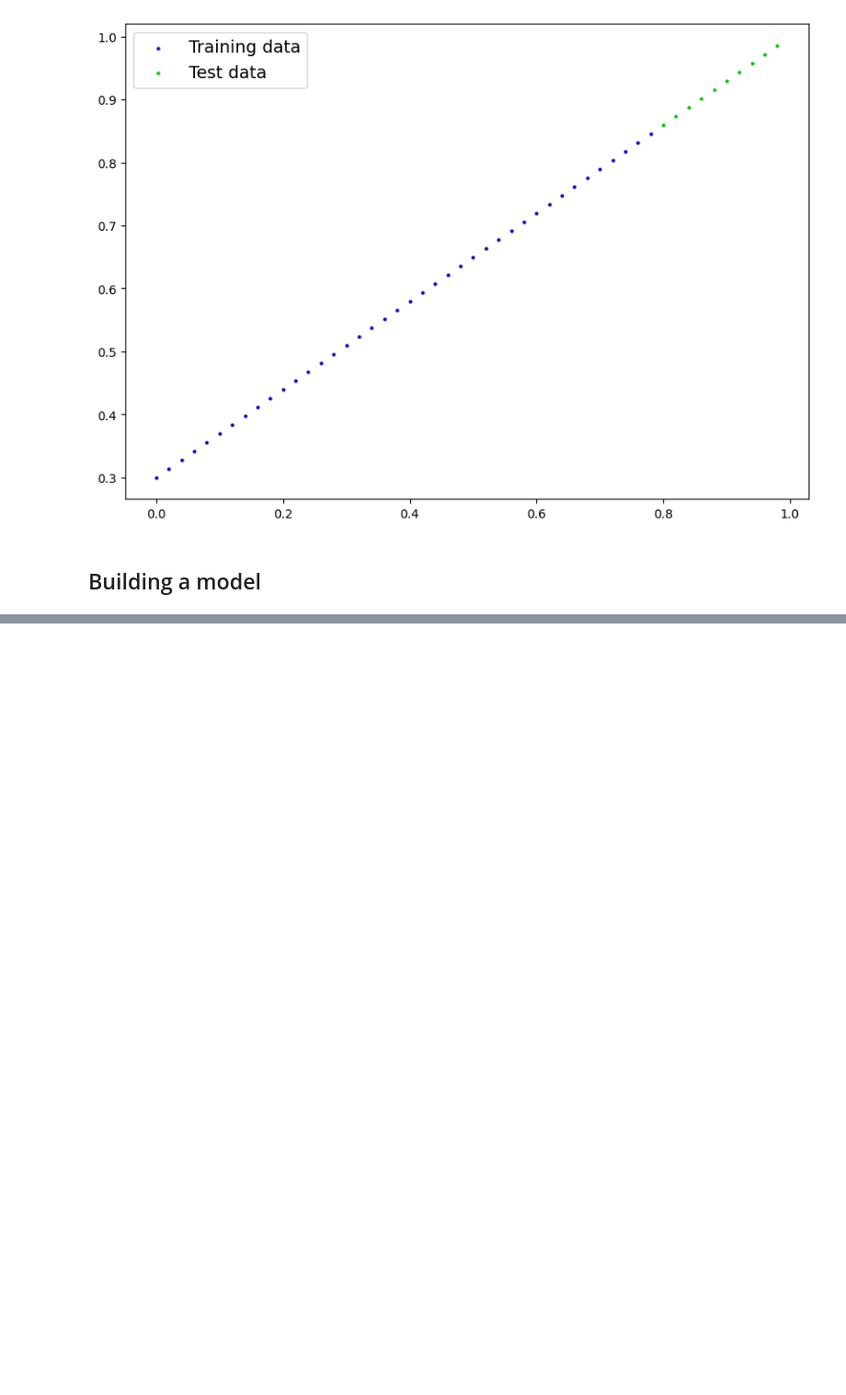
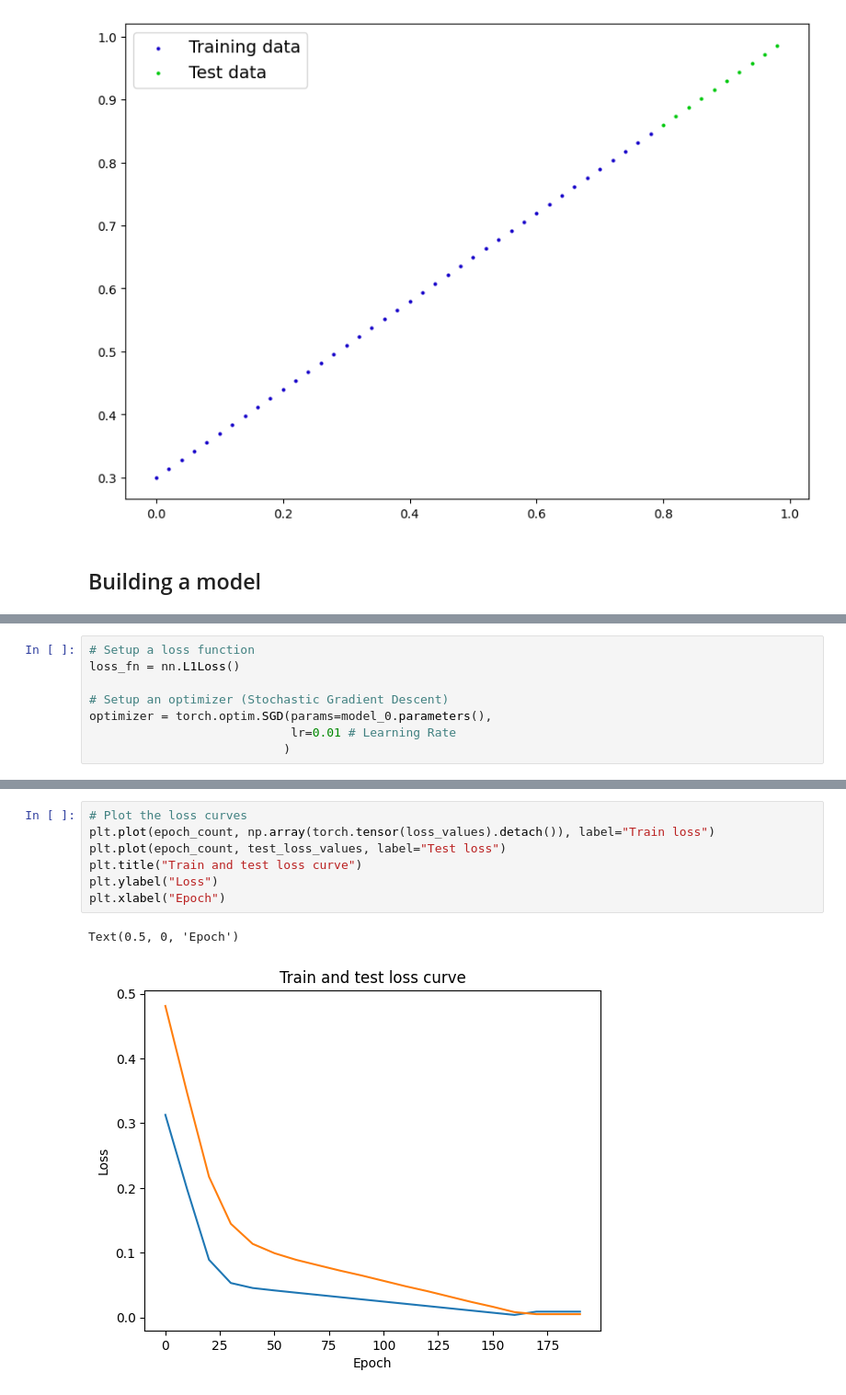
Before and after one commit to daidan3k/LearningAI, a Jupyter notebook: courses/Deep Learning PyTorch/01-pytorch-workflow.ipynb, the cells around one changed output, grey strips where cells are left out. Shown at 92% size. Saved outputs shown, nothing was run; the diff lists cells and outputs as text; blank space fills up the shorter version.

```diff
--- a/courses/Deep Learning PyTorch/01-pytorch-workflow.ipynb
+++ b/courses/Deep Learning PyTorch/01-pytorch-workflow.ipynb
@@ -137,0 +225,8 @@ class LinearRegressionModel(nn.Module): # <- almosth everything in PyTorch inher
+# %%
+# Setup a loss function
+loss_fn = nn.L1Loss()
+
+# Setup an optimizer (Stochastic Gradient Descent)
+optimizer = torch.optim.SGD(params=model_0.parameters(),
+                            lr=0.01 # Learning Rate
+                           )
@@ -137,0 +311,10 @@ class LinearRegressionModel(nn.Module): # <- almosth everything in PyTorch inher
+# %%
+# Plot the loss curves
+plt.plot(epoch_count, np.array(torch.tensor(loss_values).detach()), label="Train loss")
+plt.plot(epoch_count, test_loss_values, label="Test loss")
+plt.title("Train and test loss curve")
+plt.ylabel("Loss")
+plt.xlabel("Epoch")
+# %% [output]
+Text(0.5, 0, 'Epoch')
+[figure, added]
```
Also changed, not shown: parts of 43 cells of this notebook.
